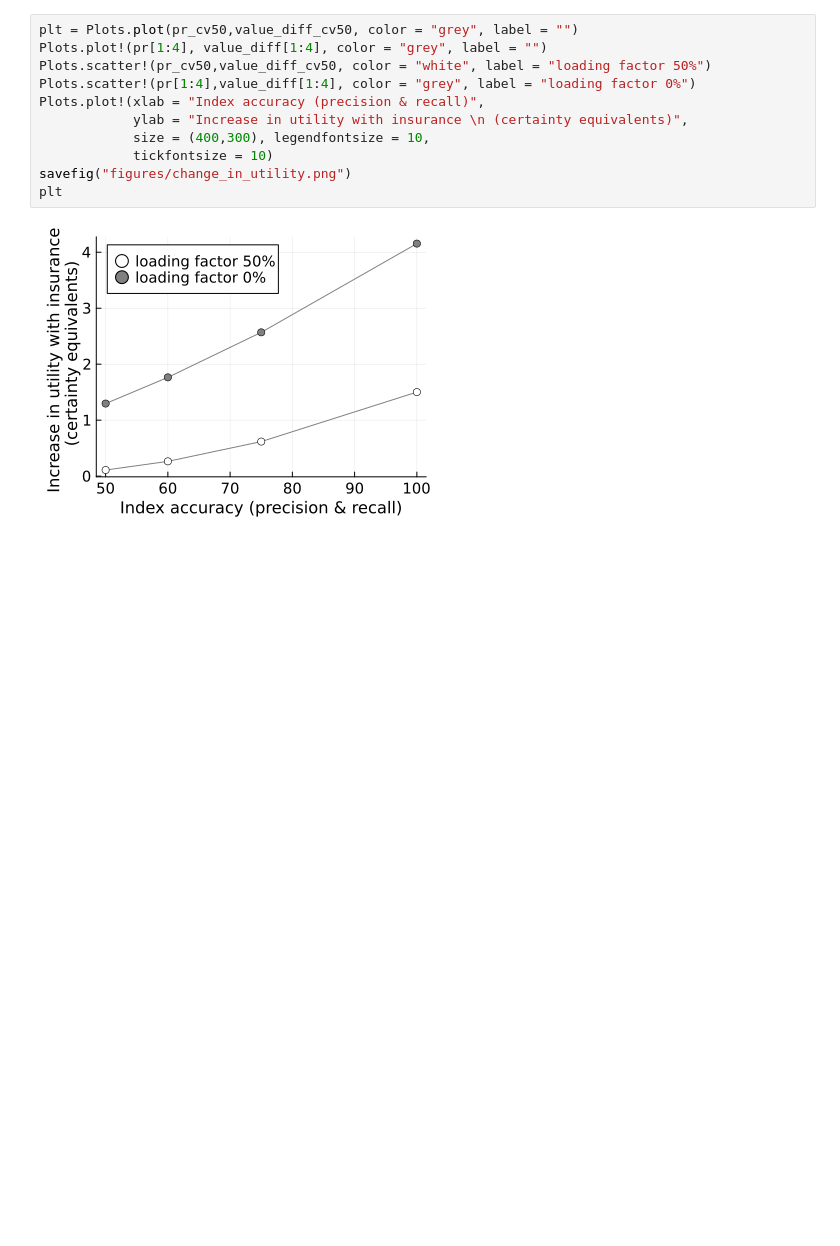
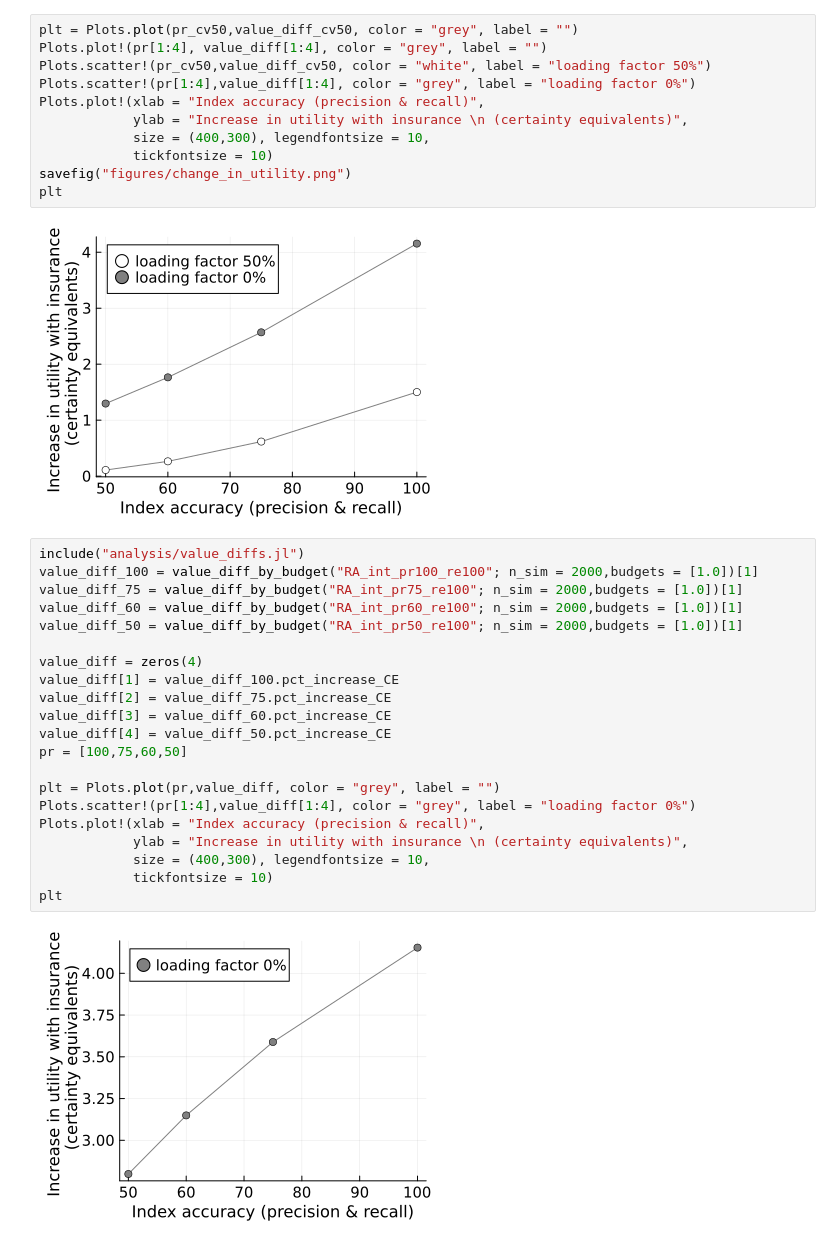
Before and after one commit to Jack-H-Buckner/FisheriesInsuranceModel, a Jupyter notebook: index_model/analysis.ipynb, the cells around one changed output. Saved outputs shown, nothing was run; the diff lists cells and outputs as text; blank space fills up the shorter version.

```diff
--- a/index_model/analysis.ipynb
+++ b/index_model/analysis.ipynb
@@ -181,3 +180,26 @@ savefig("figures/change_in_utility.png")
 plt
 # %% [output]
 [figure]
+# %%
+include("analysis/value_diffs.jl")
+value_diff_100 = value_diff_by_budget("RA_int_pr100_re100"; n_sim = 2000,budgets = [1.0])[1]
+value_diff_75 = value_diff_by_budget("RA_int_pr75_re100"; n_sim = 2000,budgets = [1.0])[1]
+value_diff_60 = value_diff_by_budget("RA_int_pr60_re100"; n_sim = 2000,budgets = [1.0])[1]
+value_diff_50 = value_diff_by_budget("RA_int_pr50_re100"; n_sim = 2000,budgets = [1.0])[1]
+
+value_diff = zeros(4)
+value_diff[1] = value_diff_100.pct_increase_CE
+value_diff[2] = value_diff_75.pct_increase_CE
+value_diff[3] = value_diff_60.pct_increase_CE
+value_diff[4] = value_diff_50.pct_increase_CE
+pr = [100,75,60,50]
+
+plt = Plots.plot(pr,value_diff, color = "grey", label = "")
+Plots.scatter!(pr[1:4],value_diff[1:4], color = "grey", label = "loading factor 0%")
+Plots.plot!(xlab = "Index accuracy (precision & recall)",
+            ylab = "Increase in utility with insurance \n (certainty equivalents)",
+            size = (400,300), legendfontsize = 10,
+            tickfontsize = 10)
+plt
+# %% [output]
+[figure, added]
```
Also changed, not shown: parts of 1 cell of this notebook, 34 other files.
